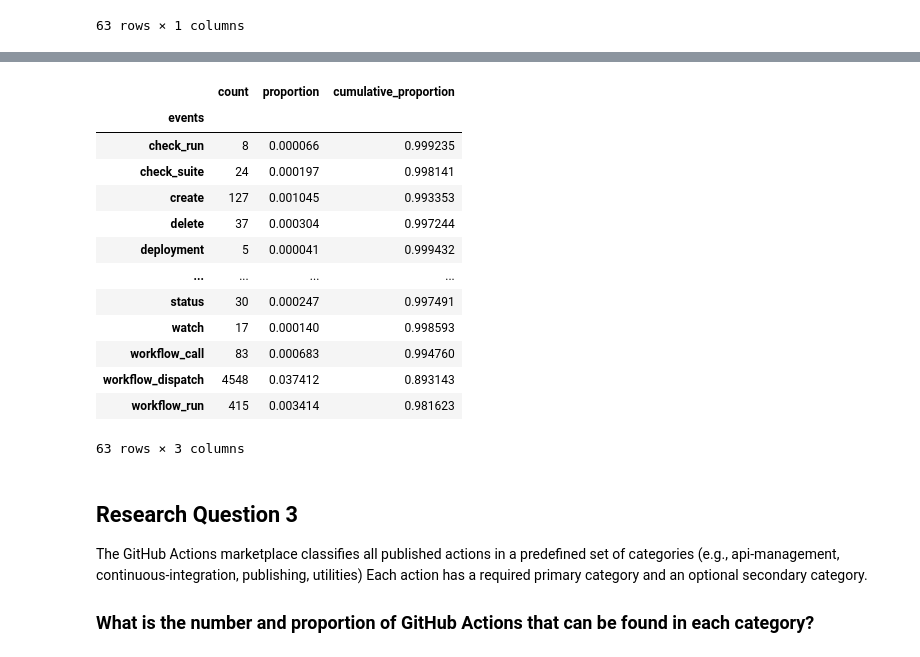
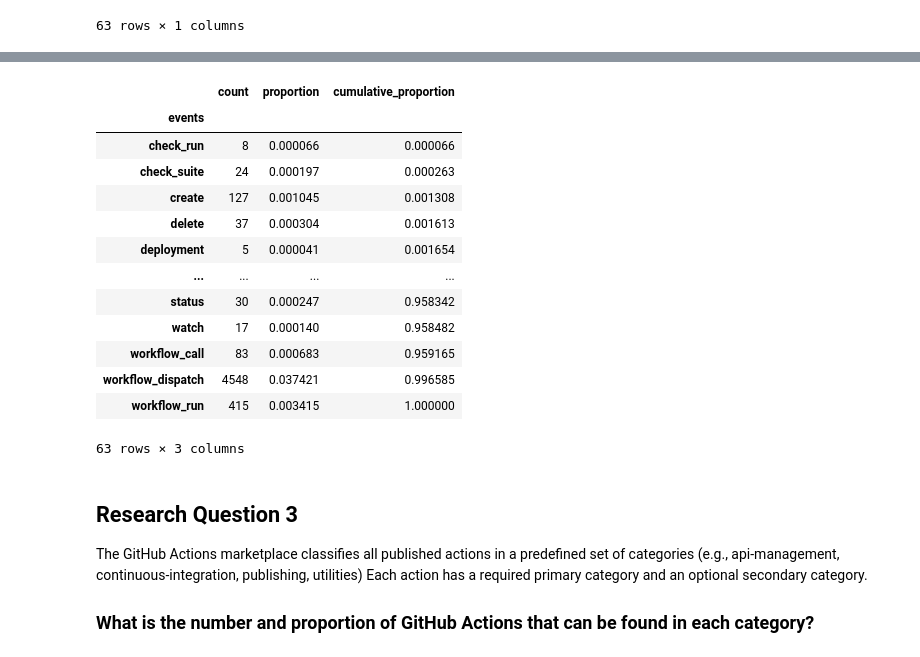
Before and after one commit to clementsamain/data-analysis, a Jupyter notebook: notebooks/questions.ipynb, the cells around one changed output, grey strips where cells are left out. Cells and saved outputs as stored; diff of their text form; code cells hidden in the pictures.

```diff
--- a/notebooks/questions.ipynb
+++ b/notebooks/questions.ipynb
@@ -195,7 +195,7 @@ df
 63 rows × 1 columns
 # %%
 #Quantify the proportion of workflows grouped by event and put them into the df dataframe
-df['proportion'] = df['count'] / df_workflows.shape[0]
+df['proportion'] = df['count'] / sum(df['count'])
 df
 # %% [output]
 |  | count | proportion |
@@ -233,21 +249,22 @@ df.sort_values(by='proportion', ascending=False)
 # %%
 #quantify the cumulative proportion of workflows (cumulative : The cumulative proportion is calculated by dividing the cumulative frequency by the total frequency.) and put them into the df dataframe
-df['cumulative_proportion'] = df_workflows.groupby('events').size().sort_values(ascending=False).cumsum() / df_workflows.shape[0]
+df['cumulative_proportion'] = df_workflows.groupby('events').size().cumsum() / sum(df['count'])
+df.sort_values(by='proportion', ascending=False)
 df
 # %% [output]
 |  | count | proportion | cumulative_proportion |
 | events |  |  |  |
-| check_run | 8 | 0.000066 | 0.999235 |
-| check_suite | 24 | 0.000197 | 0.998141 |
-| create | 127 | 0.001045 | 0.993353 |
-| delete | 37 | 0.000304 | 0.997244 |
-| deployment | 5 | 0.000041 | 0.999432 |
+| check_run | 8 | 0.000066 | 0.000066 |
+| check_suite | 24 | 0.000197 | 0.000263 |
+| create | 127 | 0.001045 | 0.001308 |
+| delete | 37 | 0.000304 | 0.001613 |
+| deployment | 5 | 0.000041 | 0.001654 |
 | ... | ... | ... | ... |
-| status | 30 | 0.000247 | 0.997491 |
-| watch | 17 | 0.000140 | 0.998593 |
-| workflow_call | 83 | 0.000683 | 0.994760 |
-| workflow_dispatch | 4548 | 0.037412 | 0.893143 |
-| workflow_run | 415 | 0.003414 | 0.981623 |
+| status | 30 | 0.000247 | 0.958342 |
+| watch | 17 | 0.000140 | 0.958482 |
+| workflow_call | 83 | 0.000683 | 0.959165 |
+| workflow_dispatch | 4548 | 0.037421 | 0.996585 |
+| workflow_run | 415 | 0.003415 | 1.000000 |
 63 rows × 3 columns
 # %% [markdown]
 ## Research Question 3
```
Also changed, not shown: parts of 4 cells of this notebook.
